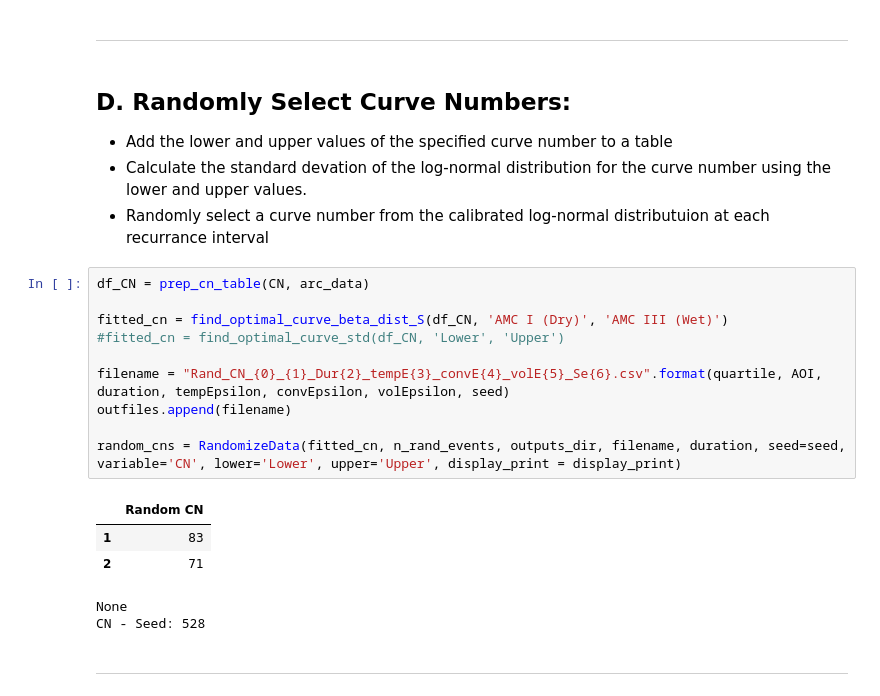
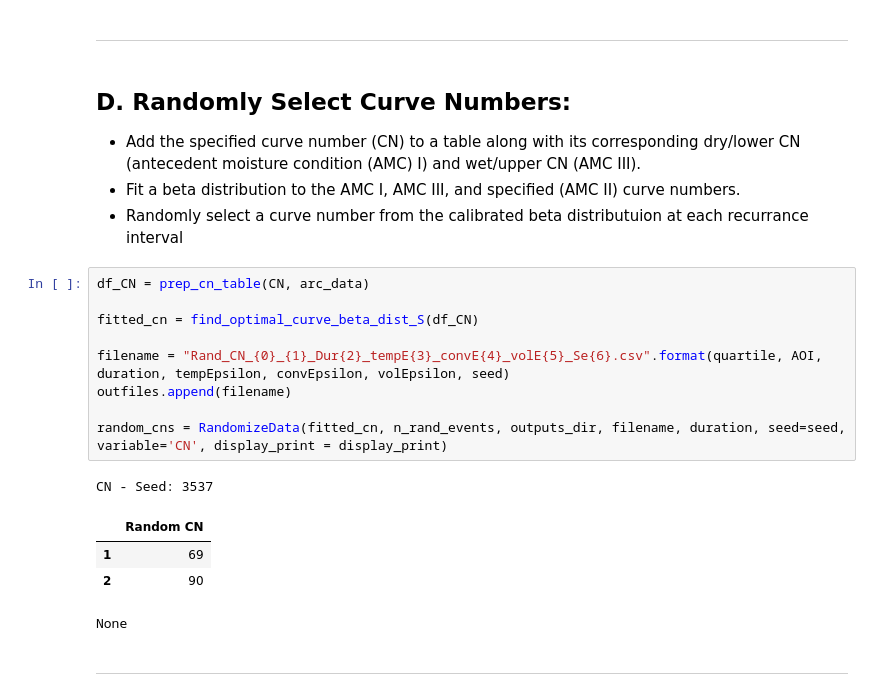
Before and after one commit to Dewberry/pfra-hydromet, a Jupyter notebook: EventsTable.ipynb, the cells around one changed output. Drawn from its saved outputs; the diff is of its cells as text.

```diff
--- a/EventsTable.ipynb
+++ b/EventsTable.ipynb
@@ -253,25 +253,24 @@ Seed - Deciles: 528
 ---
 # %% [markdown]
 ## D. Randomly Select Curve Numbers:
-- Add the lower and upper values of the specified curve number to a table
-- Calculate the standard devation of the log-normal distribution for the curve number using the lower and upper values.
-- Randomly select a curve number from the calibrated log-normal distributuion at each recurrance interval
+- Add the specified curve number (CN) to a table along with its corresponding dry/lower CN (antecedent moisture condition (AMC) I) and wet/upper CN (AMC III).
+- Fit a beta distribution to the AMC I, AMC III, and specified (AMC II) curve numbers.
+- Randomly select a curve number from the calibrated beta distributuion at each recurrance interval
 # %%
 df_CN = prep_cn_table(CN, arc_data)
 
-fitted_cn = find_optimal_curve_beta_dist_S(df_CN, 'AMC I (Dry)', 'AMC III (Wet)')
-#fitted_cn = find_optimal_curve_std(df_CN, 'Lower', 'Upper')
+fitted_cn = find_optimal_curve_beta_dist_S(df_CN)
 
 filename = "Rand_CN_{0}_{1}_Dur{2}_tempE{3}_convE{4}_volE{5}_Se{6}.csv".format(quartile, AOI, duration, tempEpsilon, convEpsilon, volEpsilon, seed)
 outfiles.append(filename)
 
-random_cns = RandomizeData(fitted_cn, n_rand_events, outputs_dir, filename, duration, seed=seed, variable='CN', lower='Lower', upper='Upper', display_print = display_print)
+random_cns = RandomizeData(fitted_cn, n_rand_events, outputs_dir, filename, duration, seed=seed, variable='CN', display_print = display_print)
 # %% [output]
+CN - Seed: 3537
 |  | Random CN |
-| 1 | 83 |
-| 2 | 71 |
+| 1 | 69 |
+| 2 | 90 |
-None
-CN - Seed: 528
+None
 # %% [markdown]
 ---
 # %% [markdown]
```
Also changed, not shown: parts of 16 cells of this notebook, 2 other files.
